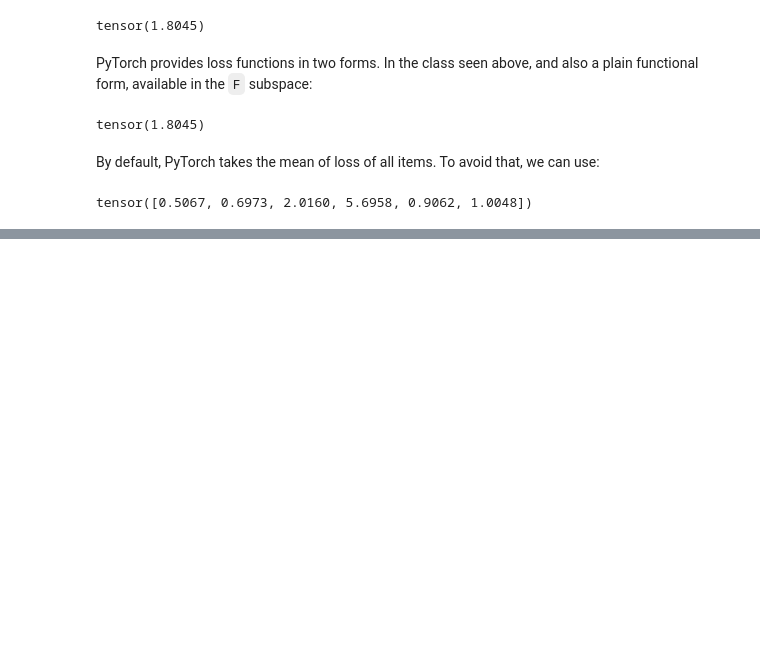
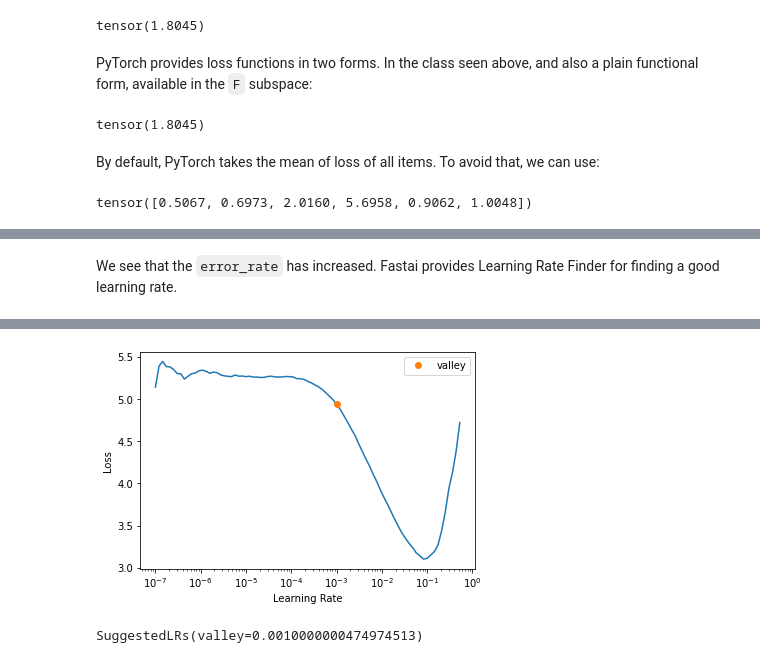
Before and after one commit to rohitnikam1/Fastai-projects, a Jupyter notebook: pet_breeds.ipynb, the cells around one changed output, grey strips where cells are left out. Cells and saved outputs as stored; diff of their text form; code cells hidden in the pictures; blank space fills up the shorter version.

```diff
--- a/pet_breeds.ipynb
+++ b/pet_breeds.ipynb
@@ -188,0 +222,6 @@ tensor([0.5067, 0.6973, 2.0160, 5.6958, 0.9062, 1.0048])
+# %% [markdown]
+We see that the `error_rate` has increased. Fastai provides Learning Rate Finder for finding a good learning rate.
+# %%
+learn = cnn_learner(dls, resnet34, metrics=error_rate)
+valley = learn.lr_find()
+# %% [output]
@@ -188,0 +229,5 @@ tensor([0.5067, 0.6973, 2.0160, 5.6958, 0.9062, 1.0048])
+[figure, added]
+# %%
+valley
+# %% [output]
+SuggestedLRs(valley=0.0010000000474974513)
```
Also changed, not shown: parts of 39 cells of this notebook.
